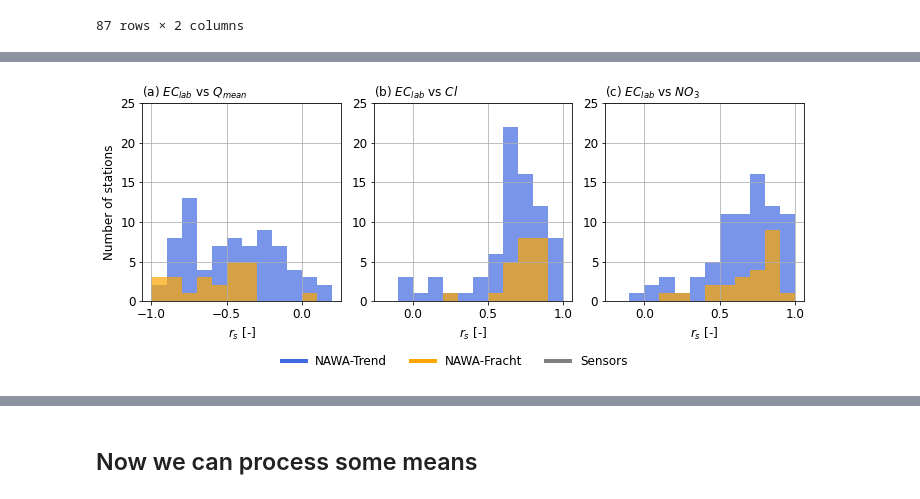
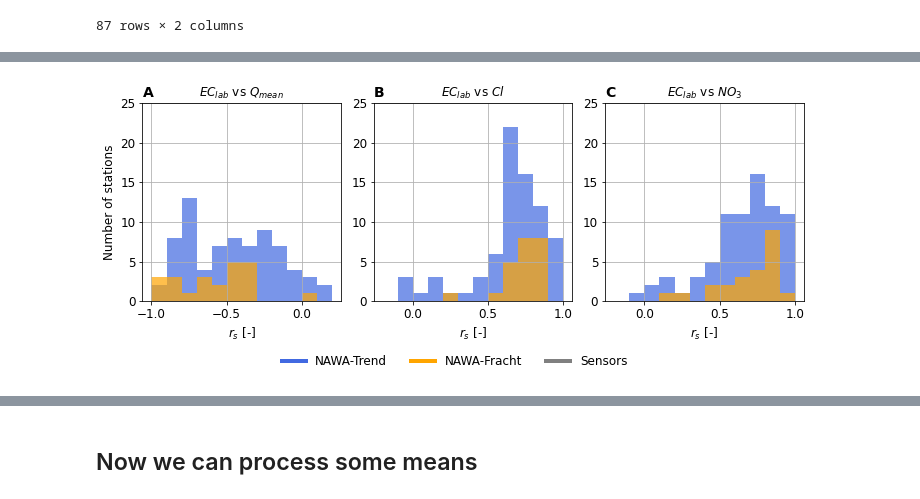
Before and after one commit to thiagovmdon/camels-ch-chem-paper, a Jupyter notebook: code/00_CAMELS_CH_Chem_Technical_Validation.ipynb, the cells around one changed output, grey strips where cells are left out. Cells and saved outputs as stored; diff of their text form; code cells hidden in the pictures.

```diff
--- a/code/00_CAMELS_CH_Chem_Technical_Validation.ipynb
+++ b/code/00_CAMELS_CH_Chem_Technical_Validation.ipynb
@@ -660,7 +660,9 @@ sns.histplot(mean_naduf_df["ec20lab_qmean"], bins=bin_edges, kde=False, ax=axs[0
 
 axs[0].set_ylabel("Number of stations", fontsize=12)
 axs[0].set_xlabel(r'$r_s$ [-]', fontsize=12)
-axs[0].set_title('(a) $EC_{lab}$ vs $Q_{mean}$', loc="left", fontsize=12)
+axs[0].set_title('A', loc="left", fontsize=14, fontweight="bold")
+
+axs[0].set_title('$EC_{lab}$ vs $Q_{mean}$', loc="center", fontsize=12)
 axs[0].tick_params(axis="x", labelsize=12)
 axs[0].tick_params(axis="y", labelsize=12)
 axs[0].grid(True)
@@ -672,41 +674,45 @@ sns.histplot(mean_naduf_df["ec20lab_Cl"], bins=bin_edges, kde=False, ax=axs[1],
 
 axs[1].set_ylabel("")
 axs[1].set_xlabel('$r_s$ [-]', fontsize=12)
-axs[1].set_title('(b) $EC_{lab}$ vs $Cl$', loc="left", fontsize=12)
+axs[1].set_title('B', loc="left", fontsize=14, fontweight="bold")
+
+axs[1].set_title('$EC_{lab}$ vs $Cl$', loc="center", fontsize=12)
 axs[1].tick_params(axis="x", labelsize=12)
 axs[1].tick_params(axis="y", labelsize=12)
 axs[1].grid(True)
 
 # Right subplot: Histogram (EC_lab vs NO3_N)
 sns.histplot(mean_nawa_df["ec25lab_NO3_N"], bins=bin_edges, kde=False, ax=axs[2], color=colors["NAWA"], alpha=0.7, linewidth=0)
 sns.histplot(mean_naduf_df["NO3_N_ec20_lab"], bins=bin_edges, kde=False, ax=axs[2], color=colors["NADUF"], alpha=0.7, linewidth=0)
 
 axs[2].set_ylabel("")
 axs[2].set_xlabel('$r_s$ [-]', fontsize=12)
-axs[2].set_title('(c) $EC_{lab}$ vs $NO_3$', loc="left", fontsize=12)
+axs[2].set_title('C', loc="left", fontsize=14, fontweight="bold")
+
+axs[2].set_title('$EC_{lab}$ vs $NO_3$', loc="center", fontsize=12)
 axs[2].tick_params(axis="x", labelsize=12)
 axs[2].tick_params(axis="y", labelsize=12)
 axs[2].grid(True)
 
 # Set same y-limits for all subplots
 for ax in axs:
     ax.set_ylim(0, 25)
 
 # Create a legend outside the plot at the bottom
 handles = [
     plt.Line2D([0], [0], color=colors["NAWA"], lw=4, label="NAWA-Trend"),
     plt.Line2D([0], [0], color=colors["NADUF"], lw=4, label="NAWA-Fracht"),
     plt.Line2D([0], [0], color=colors["Sensors"], lw=4, label="Sensors")  # Placeholder
 ]
 fig.legend(handles=handles, loc="lower center", ncol=3, frameon=False, fontsize=12, bbox_to_anchor=(0.5, -0.05))
 
 # Adjust layout to fit legend
 fig.tight_layout(rect=[0, 0.05, 1, 1])  # Leave space at bottom for legend
 fig.savefig(r'results\figs\fig_hist_EC_q_cl_no3.png', dpi=300, bbox_inches='tight')
 
 plt.show()
 # %% [output]
-[figure, old version]
+[figure, new version]
 # %%
 # Define the path where the CSV files are located
 path = r"results/timeseries/daily"  # Replace with the actual path
```
Also changed, not shown: parts of 7 cells of this notebook, 13 other files.
